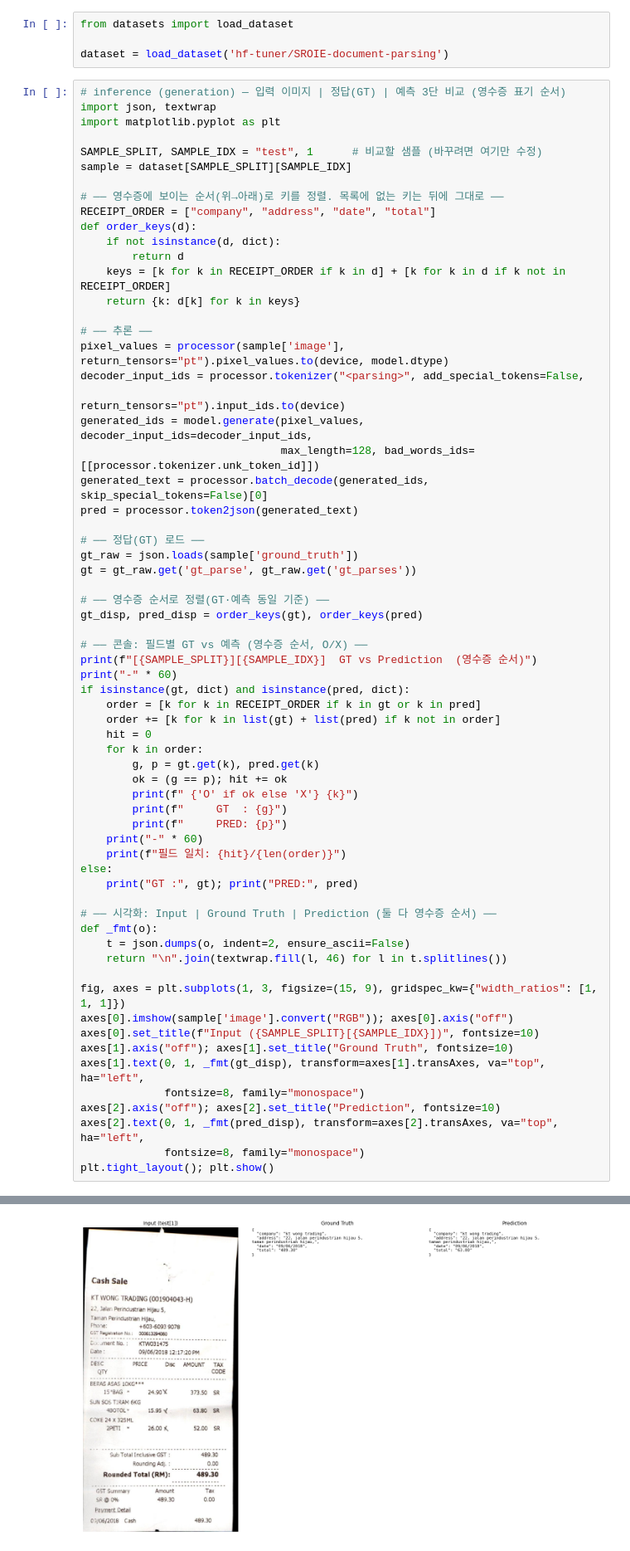
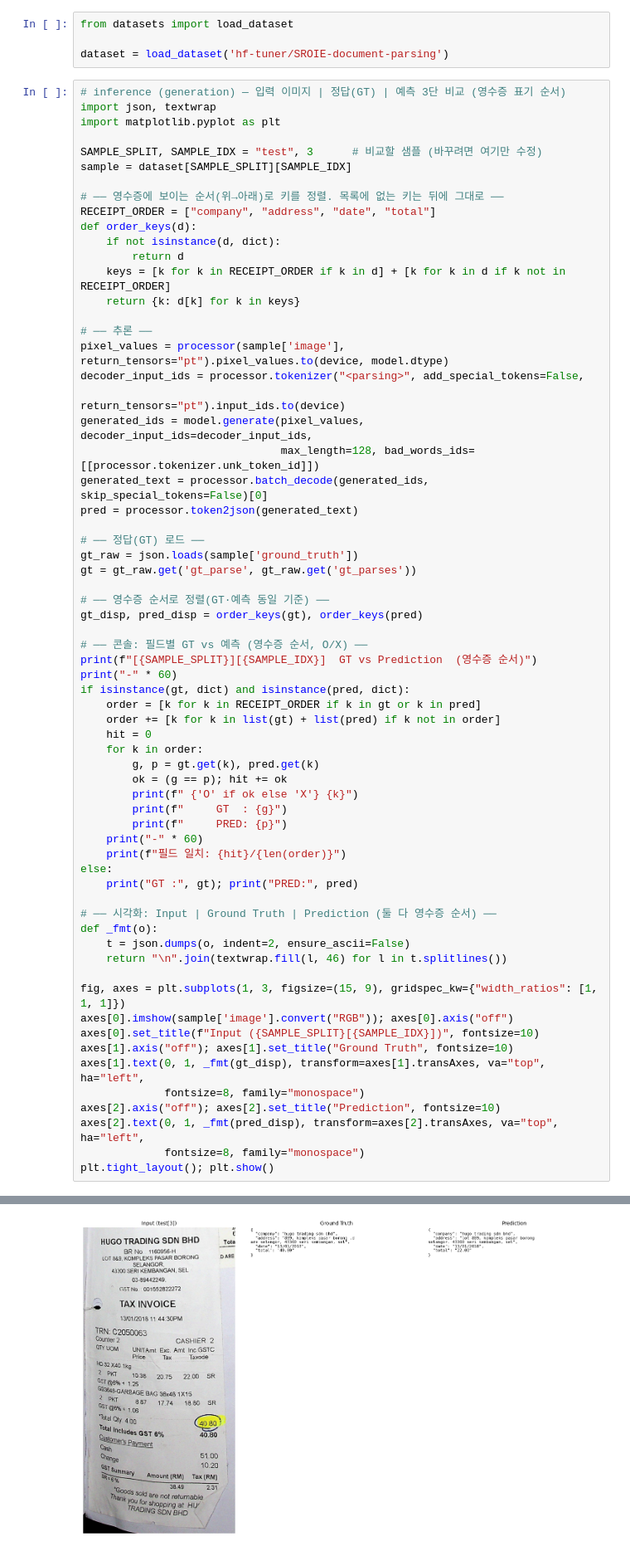
Before and after one commit to VLM-Doc-Analysis/Donut-VLM, a Jupyter notebook: donut_finetune_parsing/donut_parsing_5090.ipynb, the cells around one changed output, grey strips where cells are left out. Shown at 83% size. Saved outputs shown, nothing was run; the diff lists cells and outputs as text.

```diff
--- a/donut_finetune_parsing/donut_parsing_5090.ipynb
+++ b/donut_finetune_parsing/donut_parsing_5090.ipynb
@@ -452,7 +453,7 @@ dataset = load_dataset('hf-tuner/SROIE-document-parsing')
 import json, textwrap
 import matplotlib.pyplot as plt
 
-SAMPLE_SPLIT, SAMPLE_IDX = "test", 1      # 비교할 샘플 (바꾸려면 여기만 수정)
+SAMPLE_SPLIT, SAMPLE_IDX = "test", 3      # 비교할 샘플 (바꾸려면 여기만 수정)
 sample = dataset[SAMPLE_SPLIT][SAMPLE_IDX]
 
 # ── 영수증에 보이는 순서(위→아래)로 키를 정렬. 목록에 없는 키는 뒤에 그대로 ──
@@ -532 +533 @@ plt.tight_layout(); plt.show()
-[figure, old version]
+[figure, new version]
```
Also changed, not shown: parts of 4 cells of this notebook.
